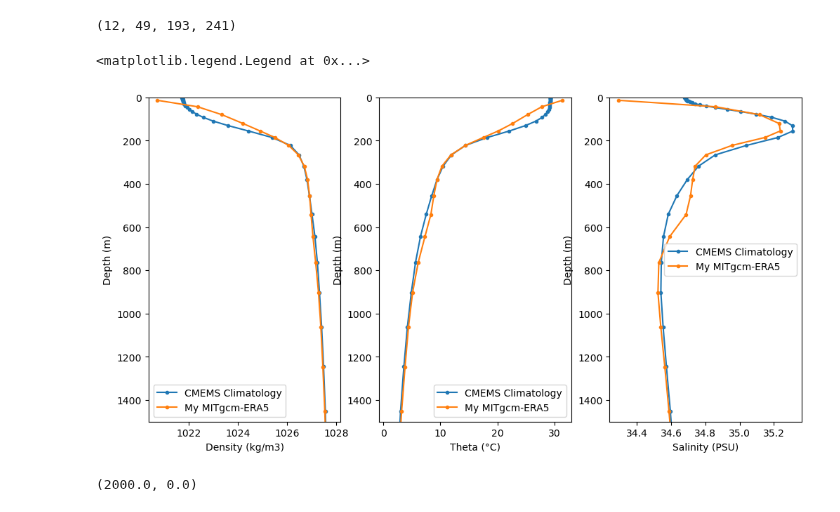
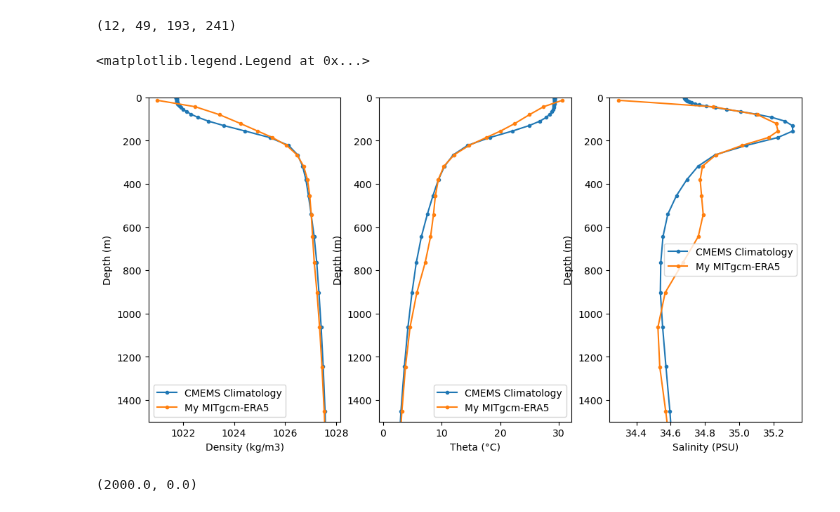
Before and after one commit to FattyZH/eqp-dlfv-mitgcm-era5, a Jupyter notebook: script/ana_251113.ipynb, the cells around one changed output. Cells and saved outputs as stored; diff of their text form; code cells hidden in the pictures.

```diff
--- a/script/ana_251113.ipynb
+++ b/script/ana_251113.ipynb
@@ -29,14 +29,14 @@ import numpy as np
 import matplotlib.pyplot as plt
 import seawater as sw
 from dymodes import dymodes
-path = '../output/251115/'
+path = '../output/251116/'
 pgrid = path+'grid.nc'
 pdync = path+'dync.nc'
 with xr.open_dataset(pgrid) as grid:
     z = -grid['Z'].values
     dz = grid['Zl'].values-grid['Zu'].values
 
-i = 10
+i = 29
 tl,zl = slice(i*12,(i+1)*12),slice(None)
 with xr.open_dataset(pdync) as dync:
     t = dync['THETA'][tl].loc[:,zl,yl,xl]
@@ -45,34 +45,34 @@ with xr.open_dataset(pdync) as dync:
     t = t.mean(['T','Y','X']).values
     s = s.mean(['T','Y','X']).values
     u = dync['UVEL'][tl].loc[:,zl,yl,xl]
     x = u[u.dims[3]].values
     y = u[u.dims[2]].values
 pd = sw.dens0(s,t)
 plt.figure(figsize=(12,6))
 plt.subplot(131)
 plt.plot(pdo,dep,marker='.',label='CMEMS Climatology')
 plt.plot(pd,z,marker='.',label='My MITgcm-ERA5')
 plt.xlabel('Density (kg/m3)')
 plt.ylabel('Depth (m)')
 plt.ylim(1500,0)
 plt.legend()
 plt.subplot(132)
 plt.plot(to,dep,marker='.',label='CMEMS Climatology')
 plt.plot(t,z,marker='.',label='My MITgcm-ERA5')
 plt.xlabel('Theta (°C)')
 plt.ylabel('Depth (m)')
 plt.ylim(1500,0)
 plt.legend()
 plt.subplot(133)
 plt.plot(so,dep,marker='.',label='CMEMS Climatology')
 plt.plot(s,z,marker='.',label='My MITgcm-ERA5')
 plt.xlabel('Salinity (PSU)')
 plt.ylabel('Depth (m)')
 plt.ylim(1500,0)
 plt.legend()
 # %% [output]
 <matplotlib.legend.Legend at 0x...>
-[figure, old version]
+[figure, new version]
 # %%
 import xarray as xr
 import numpy as np
```
Also changed, not shown: parts of 1 cell of this notebook, 2 other files.
